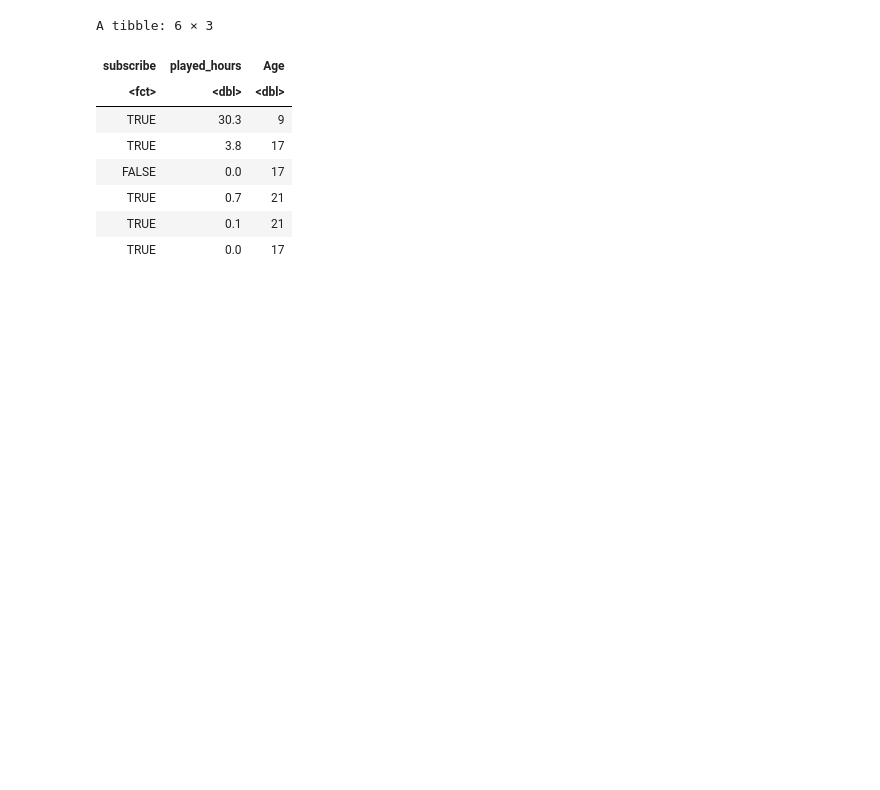
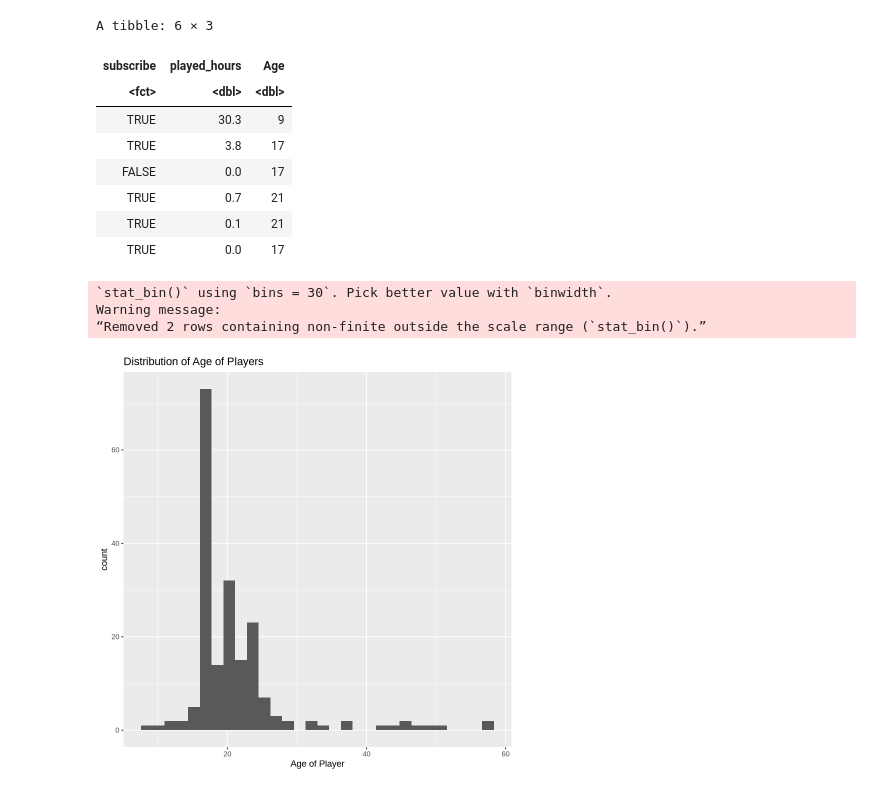
Before and after one commit to joannaft/05-dsci100-project, a Jupyter notebook: methods.ipynb, the cells around one changed output. Cells and saved outputs as stored; diff of their text form; code cells hidden in the pictures; blank space fills up the shorter version.

Commit message:
Added plots

```diff
--- a/methods.ipynb
+++ b/methods.ipynb
@@ -30,3 +30,15 @@ A tibble: 6 × 3
 | TRUE | 0.7 | 21 |
 | TRUE | 0.1 | 21 |
 | TRUE | 0.0 | 17 |
+# %%
+# distribution of data
+age_distribution <- tidy_players_info |>
+    ggplot(aes(x = Age)) +
+    geom_histogram() +
+    labs(x = 'Age of Player', title = 'Distribution of Age of Players')
+age_distribution
+# %% [output]
+`stat_bin()` using `bins = 30`. Pick better value with `binwidth`.
+Warning message:
+“Removed 2 rows containing non-finite outside the scale range (`stat_bin()`).”
+[figure, added]
```
